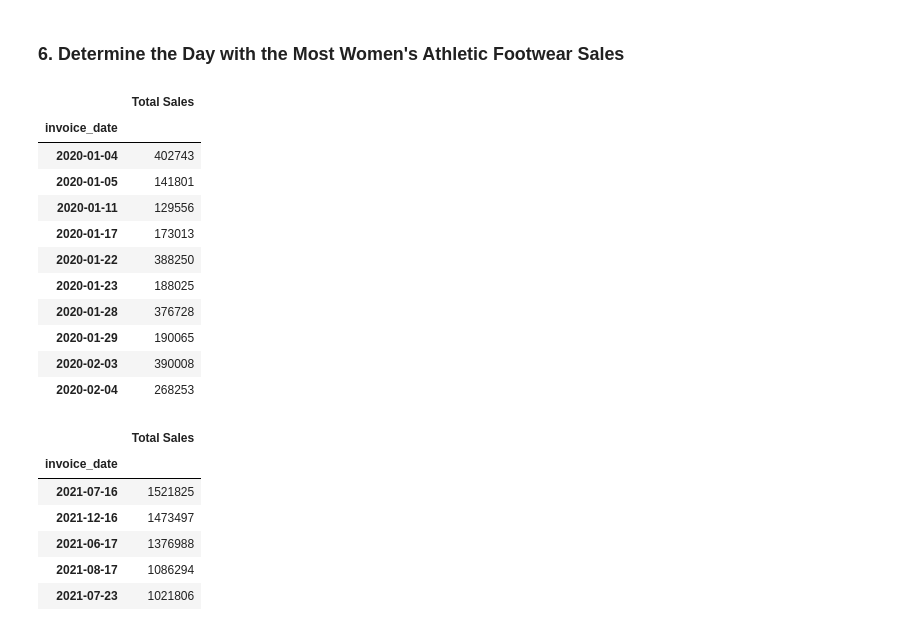
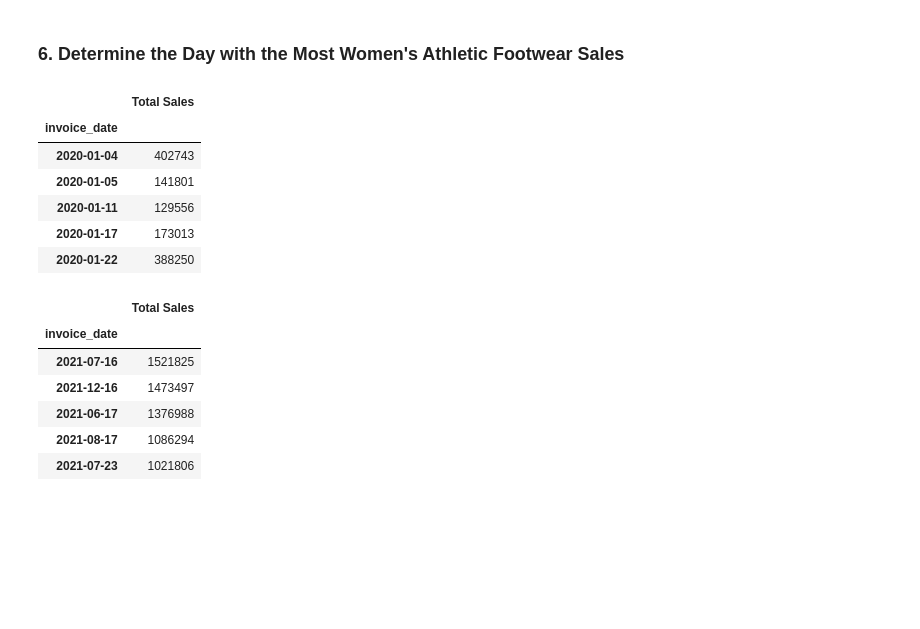
Before and after one commit to aj1560/athletic_sales_analysis, a Jupyter notebook: athletic_sales_analysis.ipynb, the cells around one changed output. Cells and saved outputs as stored; diff of their text form; code cells hidden in the pictures; blank space fills up the shorter version.

```diff
--- a/athletic_sales_analysis.ipynb
+++ b/athletic_sales_analysis.ipynb
@@ -327,6 +327,8 @@ totalsales_retail_pivot.head()
 ### 5. Determine which Retailer Sold the Most Women's Athletic Footwear
 # %%
 # Filter the sales data to get the women's athletic footwear sales data.
+womens_footwear_df = combined_2020_2021.loc[combined_2020_2021['product'] == "Women's Athletic Footwear"]
+womens_footwear_df.head()
 # %% [output]
 |  | retailer | retailer_id | invoice_date | region | state | city | product | price_per_unit | units_sold | ... |
 | 21 | Foot Locker | 1185732 | 2020-01-04 | Northeast | New York | New York | Women's Athletic Footwear | 36 | 281 | ... |
@@ -379,25 +382,22 @@ totalsales_retail_pivot.head()
 ### 6. Determine the Day with the Most Women's Athletic Footwear Sales
 # %%
 # Create a pivot table with the 'invoice_date' column is the index, and the "total_sales" as the values.
-
+most_sales_pivot = womens_footwear_df.pivot_table(index=['invoice_date'], values='total_sales', aggfunc='sum')
+most_sales_pivot.rename(columns={'total_sales':'Total Sales'}, inplace=True)
 
 # Optional: Rename the "total_sales" column to "Total Sales"
 
 
 # Show the table.
+most_sales_pivot.head()
 # %% [output]
 |  | Total Sales |
 | invoice_date |  |
 | 2020-01-04 | 402743 |
 | 2020-01-05 | 141801 |
 | 2020-01-11 | 129556 |
 | 2020-01-17 | 173013 |
 | 2020-01-22 | 388250 |
-| 2020-01-23 | 188025 |
-| 2020-01-28 | 376728 |
-| 2020-01-29 | 190065 |
-| 2020-02-03 | 390008 |
-| 2020-02-04 | 268253 |
 # %%
 # Resample the pivot table into daily bins, and get the total sales for each day.
 
```
Also changed, not shown: parts of 3 cells of this notebook.
